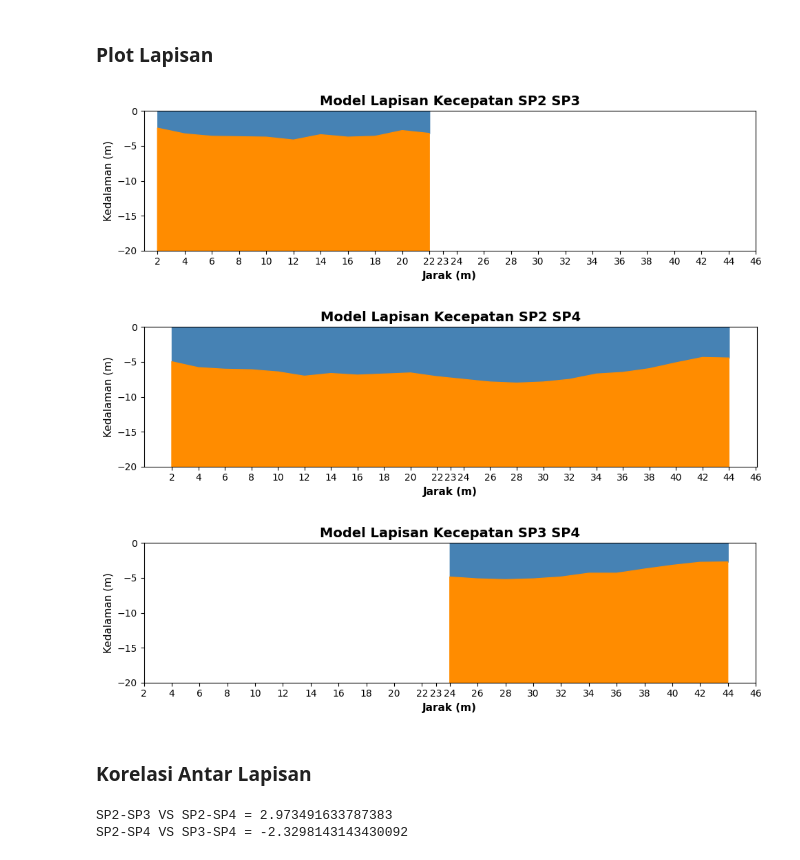
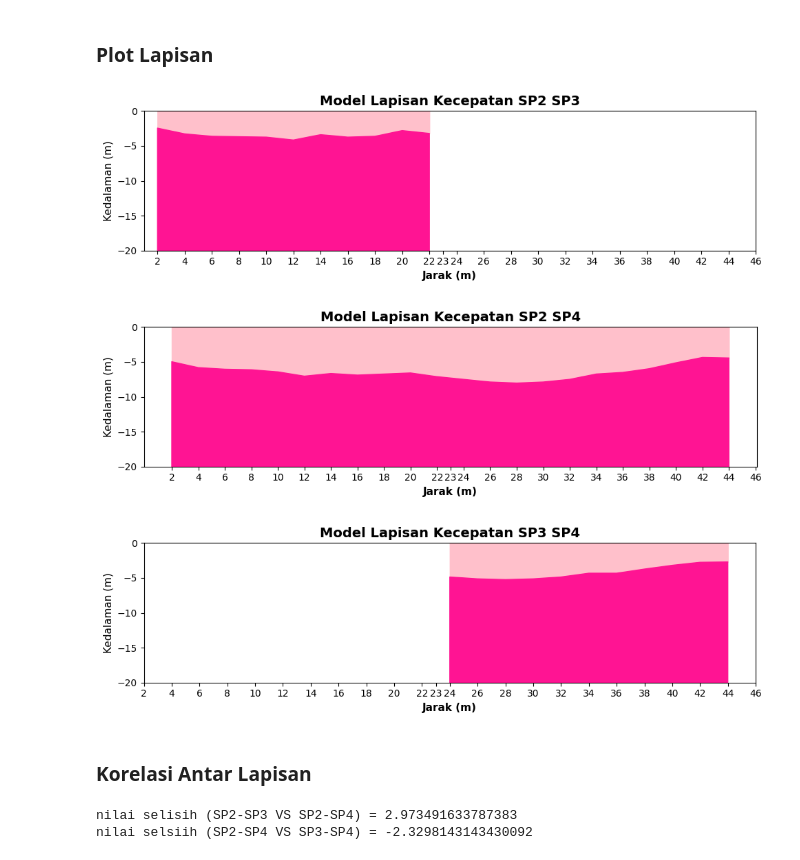
Before and after one commit to Bagas563116/SOPWER_HAGIWARA_5SP, a Jupyter notebook: hagiwara_5_gacor.ipynb, the cells around one changed output. Drawn from its saved outputs; the diff is of its cells as text; code cells hidden in the pictures.

```diff
--- a/hagiwara_5_gacor.ipynb
+++ b/hagiwara_5_gacor.ipynb
@@ -402,41 +398,41 @@ h2(SP3-SP4) = [-35.13757707 -34.86777108 -34.75977236 -34.86777108 -35.13757707
 ### Plot Lapisan
 # %%
 plt.figure(figsize=(10, 3))
-plt.fill_between(X[i_awal_DF_SP2 + 1 : i_akhir_DR_SP3 - 1], hp_SP23, color='steelblue')
-plt.fill_between(X[i_awal_DF_SP2 + 1 : i_akhir_DR_SP3 - 1], hp_SP23, h2_SP23, color='darkorange')
+plt.fill_between(X[i_awal_DF_SP2 + 1 : i_akhir_DR_SP3 - 1], hp_SP23, color='pink')
+plt.fill_between(X[i_awal_DF_SP2 + 1 : i_akhir_DR_SP3 - 1], hp_SP23, h2_SP23, color='deeppink')
 plt.title("Model Lapisan Kecepatan SP2 SP3", fontsize=14, weight='bold')
 plt.xlabel("Jarak (m)", fontsize=11, weight='bold')
 plt.ylabel("Kedalaman (m)", fontsize=11)
 plt.ylim(Y_lim, 0)
 plt.xticks(X[1:len(X)])
 plt.tight_layout()
 plt.show()
 
 plt.figure(figsize=(10, 3))
-plt.fill_between(X[i_awal_DF_SP2 + 1 : i_akhir_DR_SP4 - 1], hp_SP24, color='steelblue')
-plt.fill_between(X[i_awal_DF_SP2 + 1 : i_akhir_DR_SP4 - 1], hp_SP24, h2_SP24, color='darkorange')
+plt.fill_between(X[i_awal_DF_SP2 + 1 : i_akhir_DR_SP4 - 1], hp_SP24, color='pink')
+plt.fill_between(X[i_awal_DF_SP2 + 1 : i_akhir_DR_SP4 - 1], hp_SP24, h2_SP24, color='deeppink')
 plt.title("Model Lapisan Kecepatan SP2 SP4", fontsize=14, weight='bold')
 plt.xlabel("Jarak (m)", fontsize=11, weight='bold')
 plt.ylabel("Kedalaman (m)", fontsize=11)
 plt.ylim(Y_lim, 0)
 plt.xticks(X[1:len(X)])
 plt.tight_layout()
 plt.show()
 
 plt.figure(figsize=(10, 3))
-plt.fill_between(X[i_awal_DF_SP3 + 1 : i_akhir_DR_SP4 - 1], hp_SP34, color='steelblue')
-plt.fill_between(X[i_awal_DF_SP3 + 1 : i_akhir_DR_SP4 - 1], hp_SP34, h2_SP34, color='darkorange')
+plt.fill_between(X[i_awal_DF_SP3 + 1 : i_akhir_DR_SP4 - 1], hp_SP34, color='pink')
+plt.fill_between(X[i_awal_DF_SP3 + 1 : i_akhir_DR_SP4 - 1], hp_SP34, h2_SP34, color='deeppink')
 plt.title("Model Lapisan Kecepatan SP3 SP4", fontsize=14, weight='bold')
 plt.xlabel("Jarak (m)", fontsize=11, weight='bold')
 plt.ylabel("Kedalaman (m)", fontsize=11)
 plt.ylim(Y_lim, 0)
 plt.xticks(X[1:len(X)])
 plt.tight_layout()
 plt.show()
 # %% [output]
-[figure, old version]
+[figure, new version]
-[figure, old version]
+[figure, new version]
-[figure, old version]
+[figure, new version]
 # %% [markdown]
 ### Korelasi Antar Lapisan
 # %%
@@ -447,8 +443,8 @@ def selisih_antar_lapisan(h_1, h_2):
 SP23_VS_SP24 = selisih_antar_lapisan(hp_SP23, hp_SP24[0: len(hp_SP23)])
 SP24_VS_SP34 = selisih_antar_lapisan(hp_SP24[12:], hp_SP34)
 
-print(f"SP2-SP3 VS SP2-SP4 = {SP23_VS_SP24}")
-print(f"SP2-SP4 VS SP3-SP4 = {SP24_VS_SP34}")
+print(f"nilai selisih (SP2-SP3 VS SP2-SP4) = {SP23_VS_SP24}")
+print(f"nilai selsiih (SP2-SP4 VS SP3-SP4) = {SP24_VS_SP34}")
 # %% [output]
-SP2-SP3 VS SP2-SP4 = 2.973491633787383
-SP2-SP4 VS SP3-SP4 = -2.3298143143430092
+nilai selisih (SP2-SP3 VS SP2-SP4) = 2.973491633787383
+nilai selsiih (SP2-SP4 VS SP3-SP4) = -2.3298143143430092
```
Also changed, not shown: parts of 7 cells of this notebook, 1 other file.
